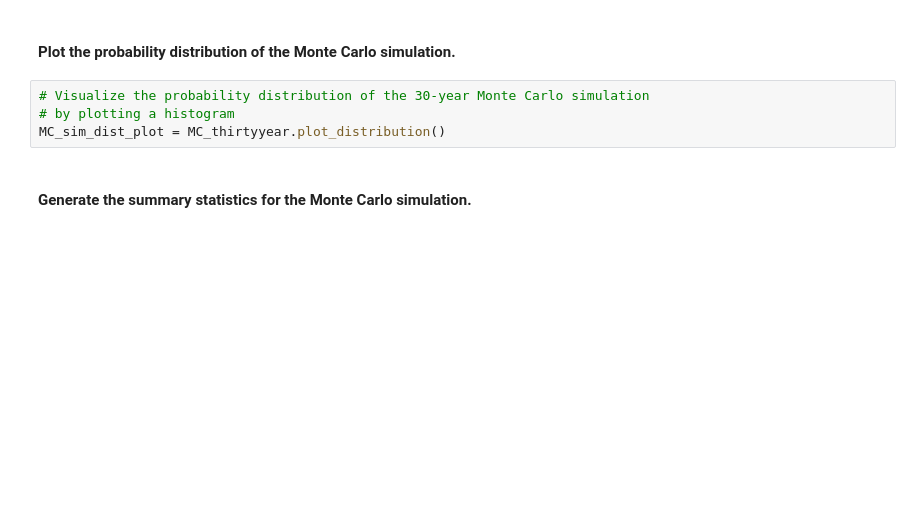
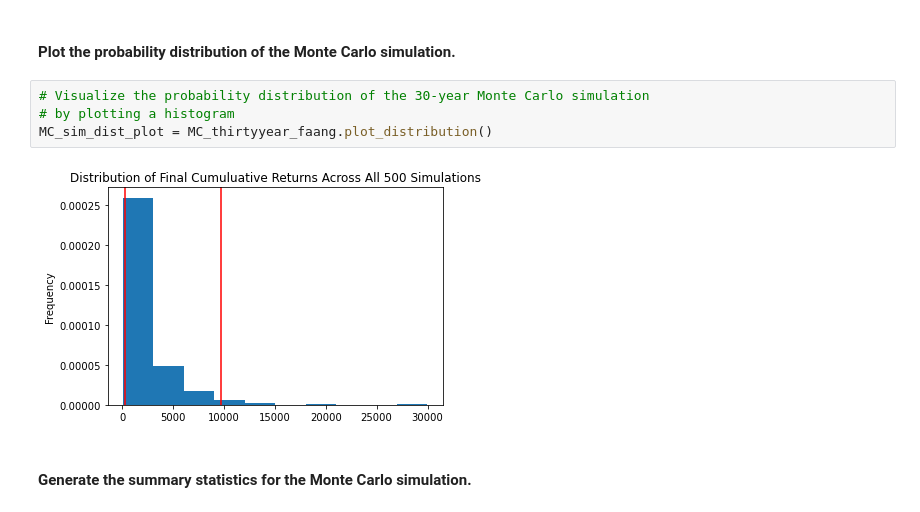
Before and after one commit to RJGiannini/Golden-Years, a Jupyter notebook: simulations.ipynb, the cells around one changed output. Drawn from its saved outputs; the diff is of its cells as text; blank space fills up the shorter version.

```diff
--- a/simulations.ipynb
+++ b/simulations.ipynb
@@ -481,7 +553,9 @@ MC_sim_line_plot = MC_thirtyyear.plot_simulation()
 # %%
 # Visualize the probability distribution of the 30-year Monte Carlo simulation
 # by plotting a histogram
-MC_sim_dist_plot = MC_thirtyyear.plot_distribution()
+MC_sim_dist_plot = MC_thirtyyear_faang.plot_distribution()
+# %% [output]
+[figure, added]
 # %% [markdown]
 #### Generate the summary statistics for the Monte Carlo simulation.
 # %%
```
Also changed, not shown: parts of 45 cells of this notebook, 1 other file.
